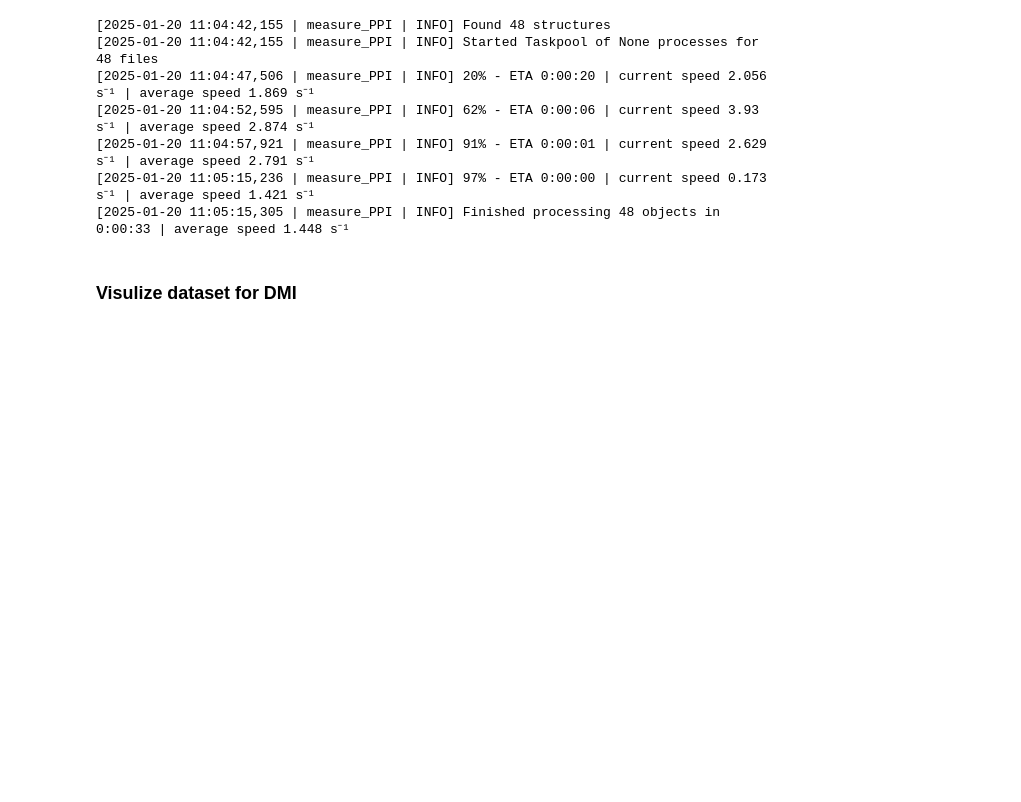
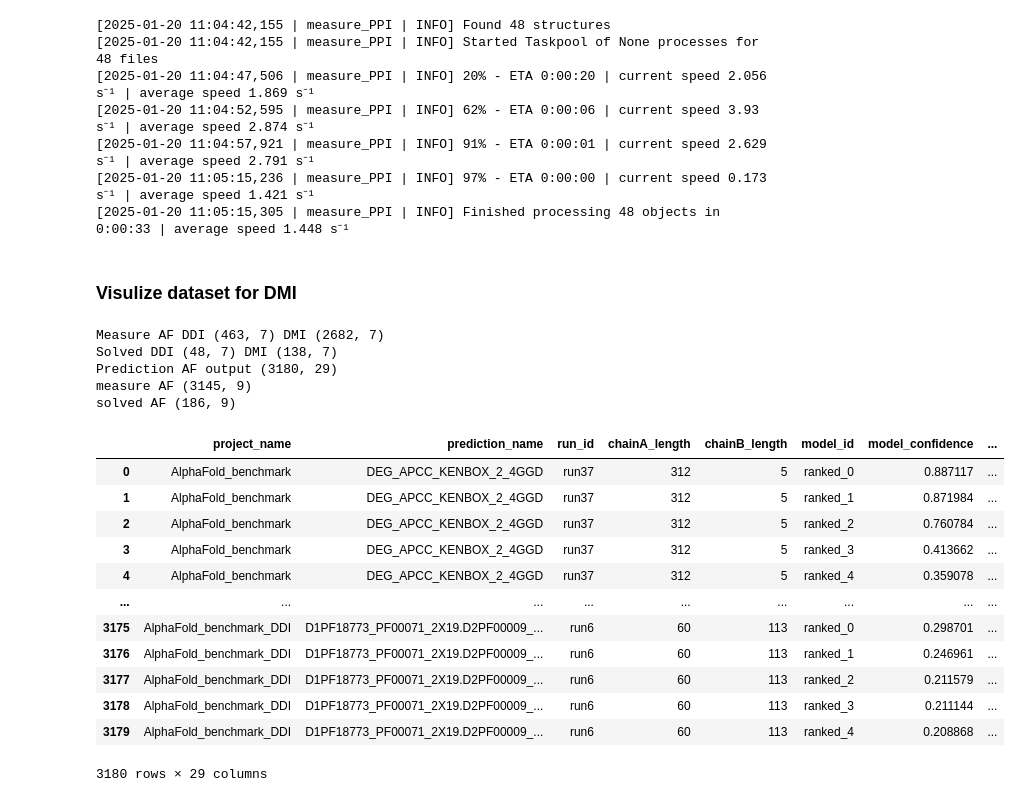
Before and after one commit to andreasmz/bachelorthesis, a Jupyter notebook: dev/2025-01-16 dataset analyzation.ipynb, the cells around one changed output. Saved outputs shown, nothing was run; the diff lists cells and outputs as text; code cells hidden in the pictures; blank space fills up the shorter version.

```diff
--- a/dev/2025-01-16 dataset analyzation.ipynb
+++ b/dev/2025-01-16 dataset analyzation.ipynb
@@ -116,0 +112,47 @@ predictionAF
+# %%
+measure_AF_DDI = pd.read_csv(Path("../ressources/AF_predictions/AF_DDI_measurements.csv"))
+measure_AF_DMI = pd.read_csv(Path("../ressources/AF_predictions/AF_DMI_measurements.csv"))
+measure_solved_DDI = pd.read_csv(Path("../ressources/AF_predictions/solved_DDI_measurements.csv"))
+measure_solved_DMI = pd.read_csv(Path("../ressources/AF_predictions/solved_DMI_measurements.csv"))
+predictionAF = pd.read_csv(AF_prediction_metrics, sep="\t")
+print("Measure AF DDI", measure_AF_DDI.shape, "DMI", measure_AF_DMI.shape)
+print("Solved DDI", measure_solved_DDI.shape, "DMI", measure_solved_DMI.shape)
+print("Prediction AF output", predictionAF.shape)
+
+
+# Merging the measurements
+measure_AF = pd.concat([measure_AF_DMI, measure_AF_DDI], ignore_index=True)
+measure_AF["model_id"] = measure_AF["file"].str.replace(".pdb", "")
+
+measure_solved = pd.concat([measure_solved_DMI, measure_solved_DDI], ignore_index=True)
+measure_solved["model_id"] = measure_solved["file"].str.replace(".pdb", "")
+
+# Fixing the lower case problem
+predictionAF["prediction_name"] = predictionAF["prediction_name"].str.upper()
+measure_AF["prediction_name"] = measure_AF["structure_name"].str.upper()
+measure_solved["prediction_name"] = measure_solved["structure_name"].str.upper()
+
+
+print("measure AF", measure_AF.shape)
+print("solved AF", measure_solved.shape)
+
+predictionAF
+# %% [output]
+Measure AF DDI (463, 7) DMI (2682, 7)
+Solved DDI (48, 7) DMI (138, 7)
+Prediction AF output (3180, 29)
+measure AF (3145, 9)
+solved AF (186, 9)
+|  | project_name | prediction_name | run_id | chainA_length | chainB_length | model_id | model_confidence | ... |
+| 0 | AlphaFold_benchmark | DEG_APCC_KENBOX_2_4GGD | run37 | 312 | 5 | ranked_0 | 0.887117 | ... |
+| 1 | AlphaFold_benchmark | DEG_APCC_KENBOX_2_4GGD | run37 | 312 | 5 | ranked_1 | 0.871984 | ... |
+| 2 | AlphaFold_benchmark | DEG_APCC_KENBOX_2_4GGD | run37 | 312 | 5 | ranked_2 | 0.760784 | ... |
+| 3 | AlphaFold_benchmark | DEG_APCC_KENBOX_2_4GGD | run37 | 312 | 5 | ranked_3 | 0.413662 | ... |
+| 4 | AlphaFold_benchmark | DEG_APCC_KENBOX_2_4GGD | run37 | 312 | 5 | ranked_4 | 0.359078 | ... |
+| ... | ... | ... | ... | ... | ... | ... | ... | ... |
+| 3175 | AlphaFold_benchmark_DDI | D1PF18773_PF00071_2X19.D2PF00009_... | run6 | 60 | 113 | ranked_0 | 0.298701 | ... |
+| 3176 | AlphaFold_benchmark_DDI | D1PF18773_PF00071_2X19.D2PF00009_... | run6 | 60 | 113 | ranked_1 | 0.246961 | ... |
+| 3177 | AlphaFold_benchmark_DDI | D1PF18773_PF00071_2X19.D2PF00009_... | run6 | 60 | 113 | ranked_2 | 0.211579 | ... |
+| 3178 | AlphaFold_benchmark_DDI | D1PF18773_PF00071_2X19.D2PF00009_... | run6 | 60 | 113 | ranked_3 | 0.211144 | ... |
+| 3179 | AlphaFold_benchmark_DDI | D1PF18773_PF00071_2X19.D2PF00009_... | run6 | 60 | 113 | ranked_4 | 0.208868 | ... |
+3180 rows × 29 columns
```
Also changed, not shown: parts of 11 cells of this notebook, 2 other files.
